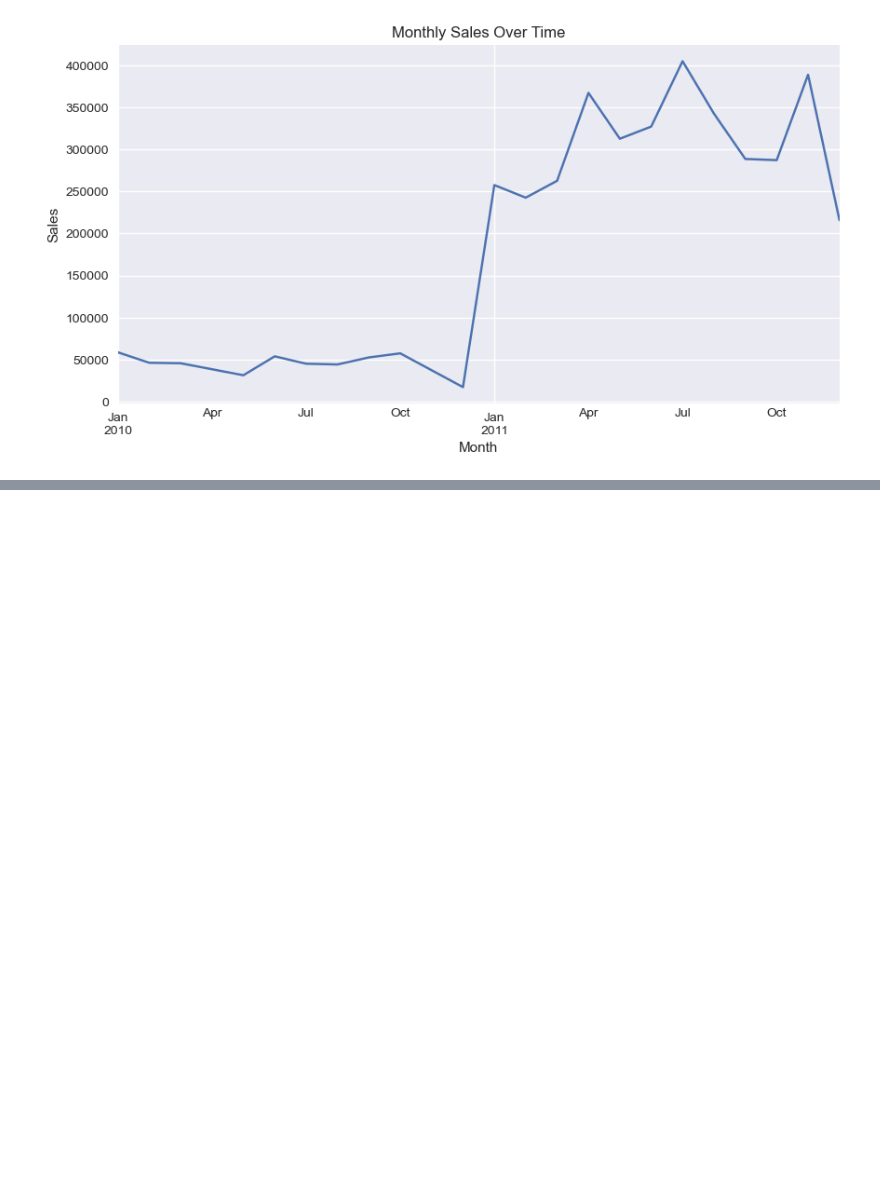
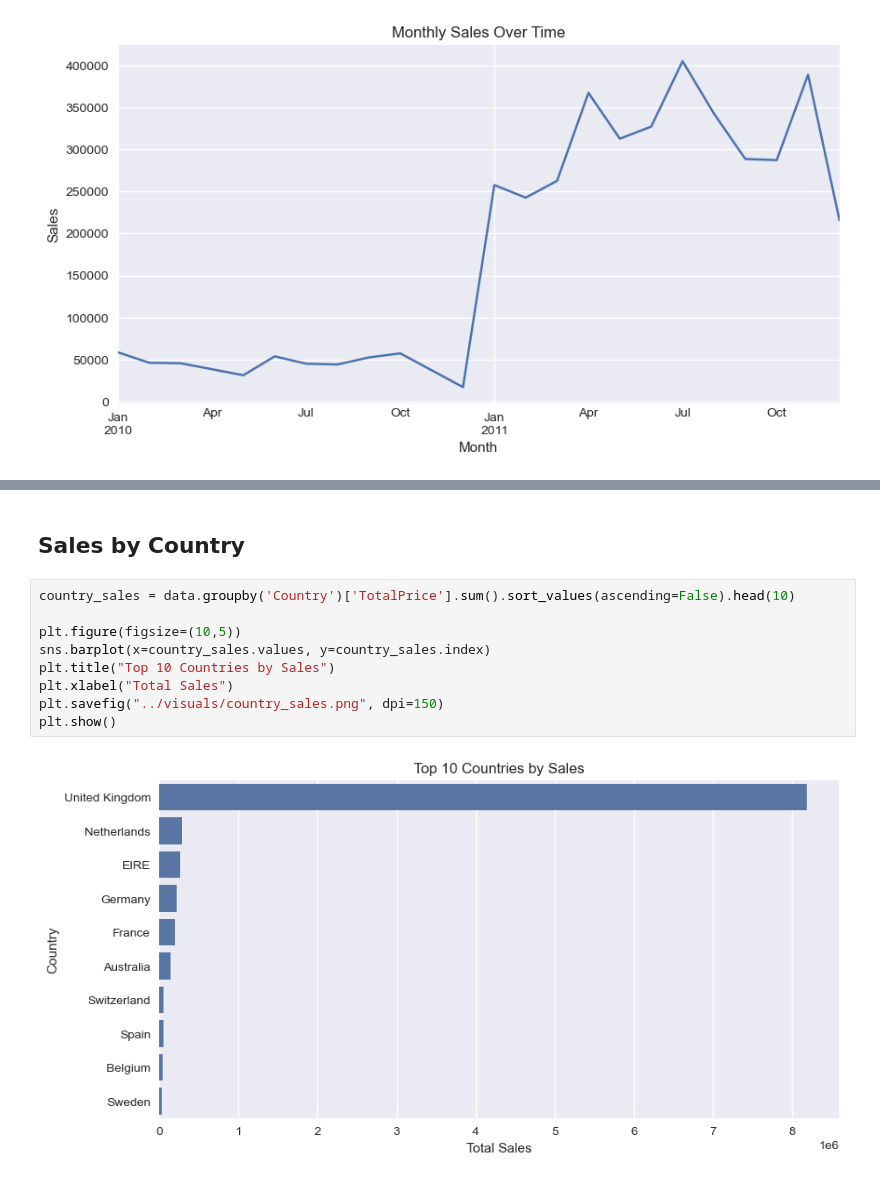
Before and after one commit to EssisDez/marketing_analytics_ai_project, a Jupyter notebook: notebooks/EDA.ipynb, the cells around one changed output, grey strips where cells are left out. Cells and saved outputs as stored; diff of their text form; blank space fills up the shorter version.

```diff
--- a/notebooks/EDA.ipynb
+++ b/notebooks/EDA.ipynb
@@ -89,0 +103,13 @@ plt.show()
+# %% [markdown]
+## Sales by Country
+# %%
+country_sales = data.groupby('Country')['TotalPrice'].sum().sort_values(ascending=False).head(10)
+
+plt.figure(figsize=(10,5))
+sns.barplot(x=country_sales.values, y=country_sales.index)
+plt.title("Top 10 Countries by Sales")
+plt.xlabel("Total Sales")
+plt.savefig("../visuals/country_sales.png", dpi=150)
+plt.show()
+# %% [output]
+[figure, added]
```
Also changed, not shown: parts of 2 cells of this notebook, 2 other files.
